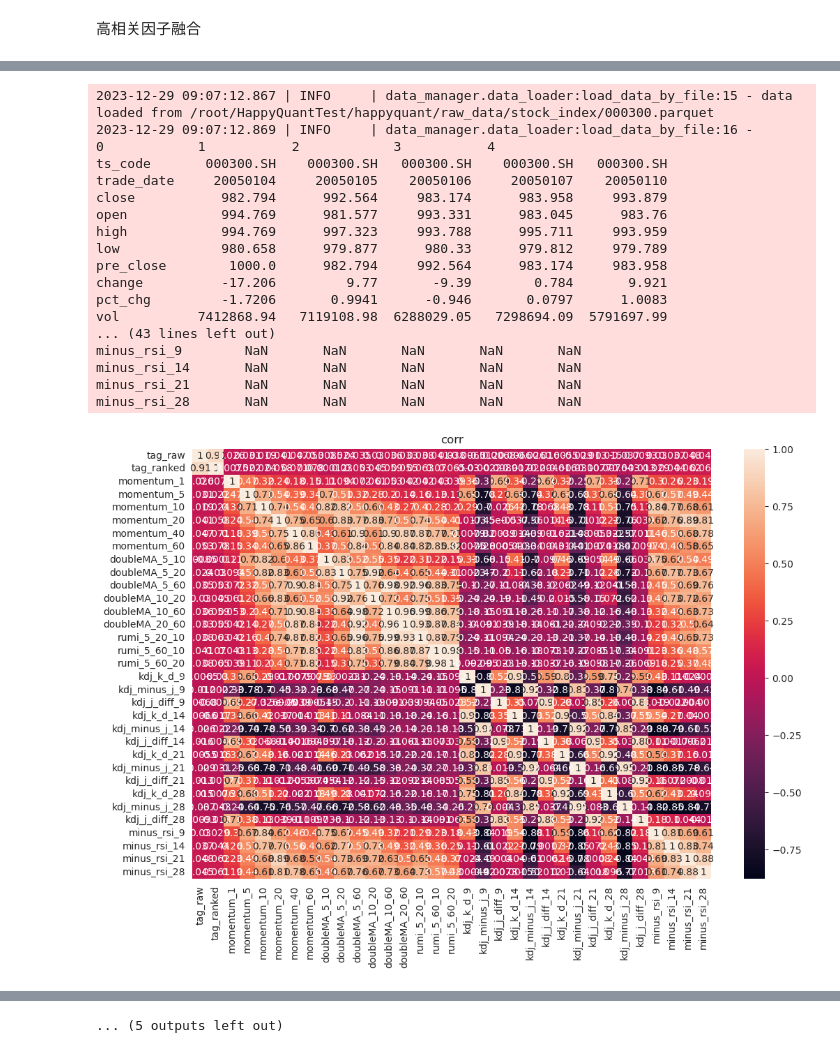
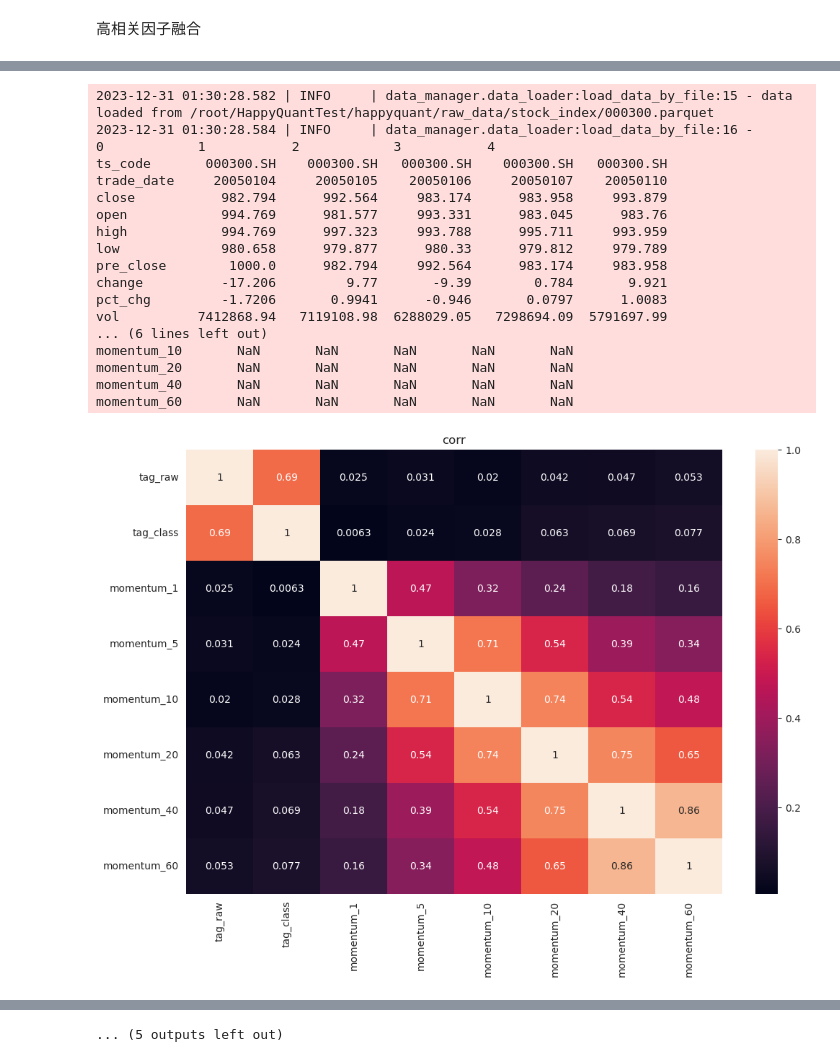
Before and after one commit to hjzgithub/HappyQuantTest, a Jupyter notebook: happyquant/test.ipynb, the cells around one changed output, grey strips where cells are left out. Saved outputs shown, nothing was run; the diff lists cells and outputs as text; code cells hidden in the pictures.

```diff
--- a/happyquant/test.ipynb
+++ b/happyquant/test.ipynb
@@ -48,9 +54,9 @@ def get_args_with_batch_id(batch_id):
 # %% [markdown]
 高相关因子融合
 # %%
-factor_classes = [Momentum, DoubleMA, RUMI, KDJ, RSI]
+factor_classes = [Momentum]
 contracts = ['000016.SH', '000300.SH', '000905.SH', '000852.SH']
-args_list = [get_args_with_batch_id(batch_id) for batch_id in [1]]
+args_list = [get_args_with_batch_id(batch_id) for batch_id in [1, 3, 4]]
 dict_signal, dict_pnl = vector_backtest(factor_classes, contracts, args_list)
 get_portfolio_pnl(dict_pnl, contracts, chosen_model_id = 'equal_weight')
 # %% [output]
@@ -83,18 +99,18 @@ annualized costs                               NaN                0.020343
-2023-12-29 09:07:12.867 | INFO     | data_manager.data_loader:load_data_by_file:15 - data loaded from /root/HappyQuantTest/happyquant/raw_data/stock_index/000300.parquet
-2023-12-29 09:07:12.869 | INFO     | data_manager.data_loader:load_data_by_file:16 -                       0            1           2            3           4
+2023-12-31 01:30:28.582 | INFO     | data_manager.data_loader:load_data_by_file:15 - data loaded from /root/HappyQuantTest/happyquant/raw_data/stock_index/000300.parquet
+2023-12-31 01:30:28.584 | INFO     | data_manager.data_loader:load_data_by_file:16 -                       0            1           2            3           4
 ts_code       000300.SH    000300.SH   000300.SH    000300.SH   000300.SH
 trade_date     20050104     20050105    20050106     20050107    20050110
 close           982.794      992.564     983.174      983.958     993.879
 open            994.769      981.577     993.331      983.045      983.76
 high            994.769      997.323     993.788      995.711     993.959
 low             980.658      979.877      980.33      979.812     979.789
 pre_close        1000.0      982.794     992.564      983.174     983.958
 change          -17.206         9.77       -9.39        0.784       9.921
 pct_chg         -1.7206       0.9941      -0.946       0.0797      1.0083
 vol          7412868.94   7119108.98  6288029.05   7298694.09  5791697.99
-... (43 lines left out)
-minus_rsi_9        NaN       NaN       NaN       NaN       NaN
-minus_rsi_14       NaN       NaN       NaN       NaN       NaN
-minus_rsi_21       NaN       NaN       NaN       NaN       NaN
-minus_rsi_28       NaN       NaN       NaN       NaN       NaN
+... (6 lines left out)
+momentum_10       NaN       NaN       NaN       NaN       NaN
+momentum_20       NaN       NaN       NaN       NaN       NaN
+momentum_40       NaN       NaN       NaN       NaN       NaN
+momentum_60       NaN       NaN       NaN       NaN       NaN
-[figure, old version]
+[figure, new version]
```
Also changed, not shown: parts of 2 cells of this notebook, 9 other files.
